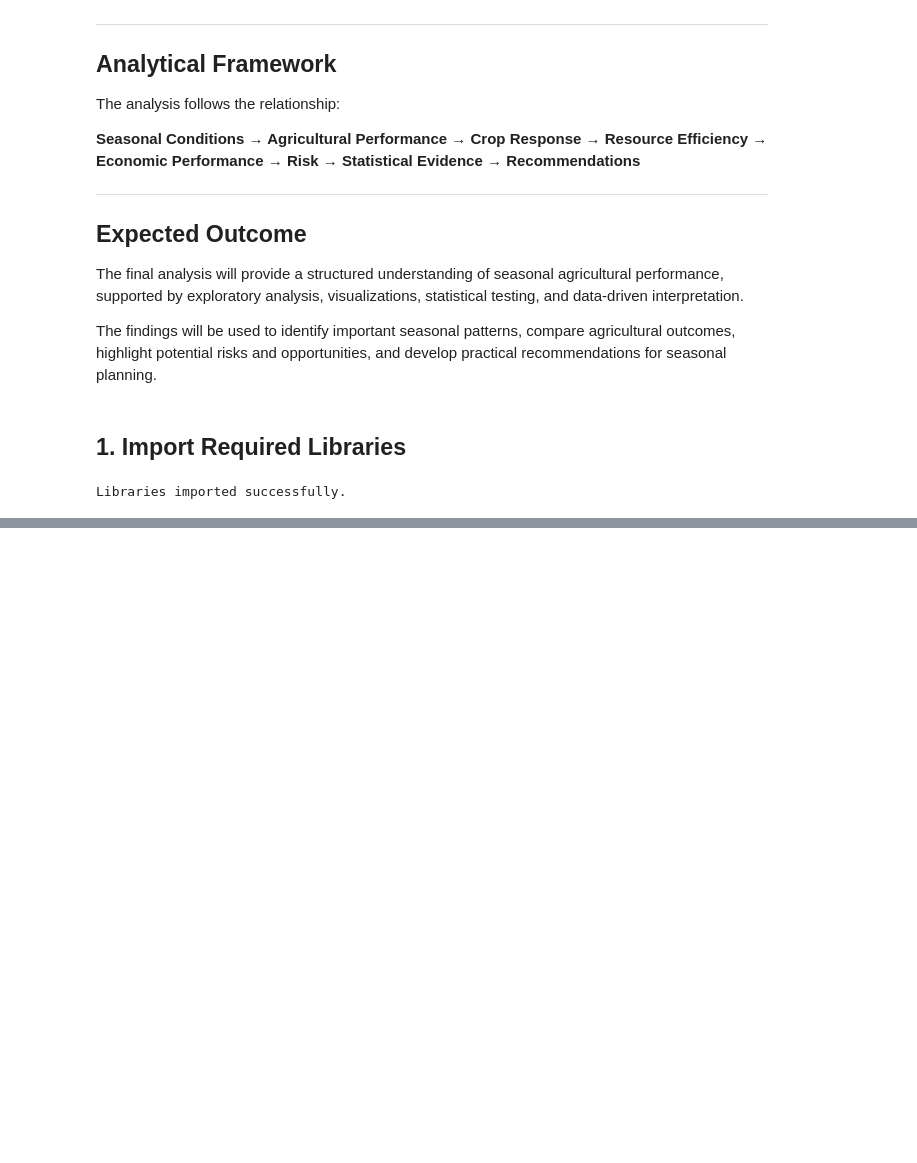
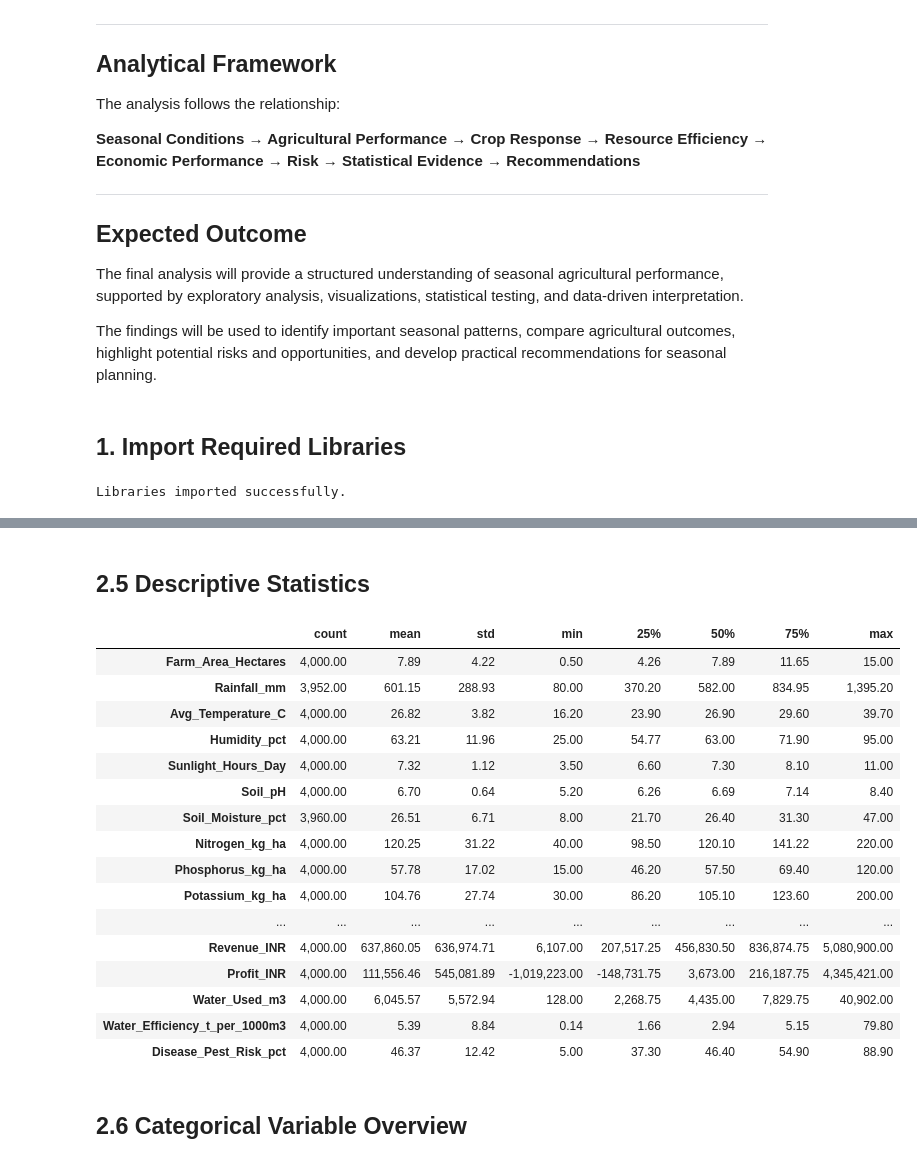
Before and after one commit to TharunPranav2007/Seasonal-Agriculture-Performance-Analysis, a Jupyter notebook: notebooks/seasonal_agriculture_analysis.ipynb, the cells around one changed output, grey strips where cells are left out. Drawn from its saved outputs; the diff is of its cells as text; code cells hidden in the pictures; blank space fills up the shorter version.

Commit message:
feat: add dataset loading and initial exploration

```diff
--- a/notebooks/seasonal_agriculture_analysis.ipynb
+++ b/notebooks/seasonal_agriculture_analysis.ipynb
@@ -92,0 +99,10 @@ Libraries imported successfully.
+# %%
+# Load the dataset
+
+data_path = "../data/seasonal_agriculture_performance_dataset.csv"
+
+df = pd.read_csv(data_path)
+
+print("Dataset loaded successfully.")
+print(f"Rows: {df.shape[0]:,}")
+print(f"Columns: {df.shape[1]:,}")
@@ -92,0 +205,24 @@ Libraries imported successfully.
+# %% [markdown]
+## 2.5 Descriptive Statistics
+# %%
+df.describe().T
+# %% [output]
+|  | count | mean | std | min | 25% | 50% | 75% | max |
+| Farm_Area_Hectares | 4,000.00 | 7.89 | 4.22 | 0.50 | 4.26 | 7.89 | 11.65 | 15.00 |
+| Rainfall_mm | 3,952.00 | 601.15 | 288.93 | 80.00 | 370.20 | 582.00 | 834.95 | 1,395.20 |
+| Avg_Temperature_C | 4,000.00 | 26.82 | 3.82 | 16.20 | 23.90 | 26.90 | 29.60 | 39.70 |
+| Humidity_pct | 4,000.00 | 63.21 | 11.96 | 25.00 | 54.77 | 63.00 | 71.90 | 95.00 |
+| Sunlight_Hours_Day | 4,000.00 | 7.32 | 1.12 | 3.50 | 6.60 | 7.30 | 8.10 | 11.00 |
+| Soil_pH | 4,000.00 | 6.70 | 0.64 | 5.20 | 6.26 | 6.69 | 7.14 | 8.40 |
+| Soil_Moisture_pct | 3,960.00 | 26.51 | 6.71 | 8.00 | 21.70 | 26.40 | 31.30 | 47.00 |
+| Nitrogen_kg_ha | 4,000.00 | 120.25 | 31.22 | 40.00 | 98.50 | 120.10 | 141.22 | 220.00 |
+| Phosphorus_kg_ha | 4,000.00 | 57.78 | 17.02 | 15.00 | 46.20 | 57.50 | 69.40 | 120.00 |
+| Potassium_kg_ha | 4,000.00 | 104.76 | 27.74 | 30.00 | 86.20 | 105.10 | 123.60 | 200.00 |
+| ... | ... | ... | ... | ... | ... | ... | ... | ... |
+| Revenue_INR | 4,000.00 | 637,860.05 | 636,974.71 | 6,107.00 | 207,517.25 | 456,830.50 | 836,874.75 | 5,080,900.00 |
+| Profit_INR | 4,000.00 | 111,556.46 | 545,081.89 | -1,019,223.00 | -148,731.75 | 3,673.00 | 216,187.75 | 4,345,421.00 |
+| Water_Used_m3 | 4,000.00 | 6,045.57 | 5,572.94 | 128.00 | 2,268.75 | 4,435.00 | 7,829.75 | 40,902.00 |
+| Water_Efficiency_t_per_1000m3 | 4,000.00 | 5.39 | 8.84 | 0.14 | 1.66 | 2.94 | 5.15 | 79.80 |
+| Disease_Pest_Risk_pct | 4,000.00 | 46.37 | 12.42 | 5.00 | 37.30 | 46.40 | 54.90 | 88.90 |
+# %% [markdown]
+## 2.6 Categorical Variable Overview
```
Also changed, not shown: parts of 13 cells of this notebook.
